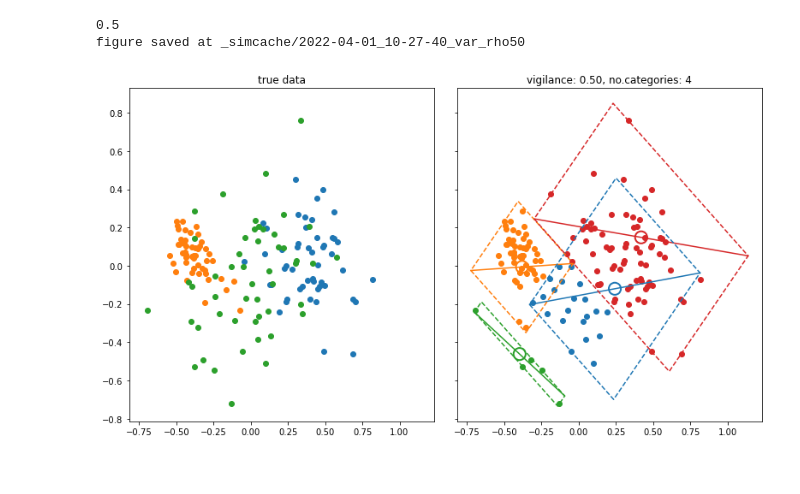
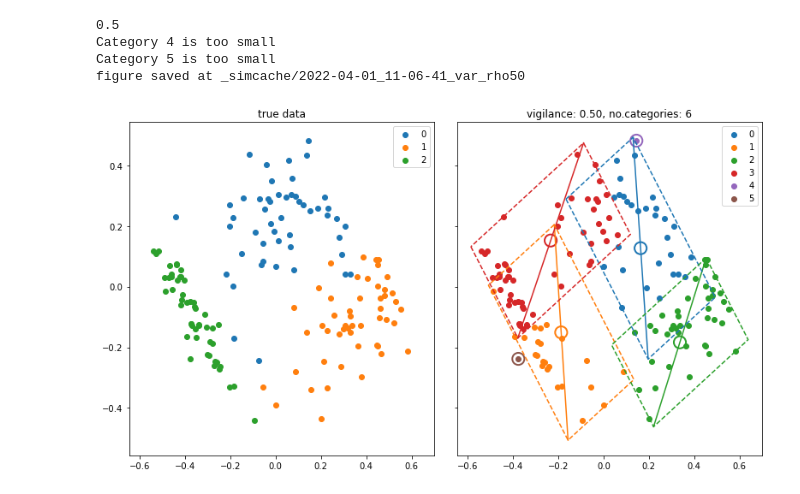
Before and after one commit to anish-lu-yihe/art, a Jupyter notebook: fuzzyART_var_rho.ipynb, the cells around one changed output. Drawn from its saved outputs; the diff is of its cells as text; code cells hidden in the pictures.

Commit message:
add load_data()

```diff
--- a/fuzzyART_var_rho.ipynb
+++ b/fuzzyART_var_rho.ipynb
@@ -32,0 +6,3 @@ Variance explained by first 2 principal components: [0.74801383 0.25198617]
+# %%
+data, label_true = load_data('gaussian2d') # iris
+pca_painter = PaintPCA(data)
@@ -46,32 +45,37 @@ for rho in [.5]:#ls_rho:
 
     axs[1].clear()
     # init
     net = FuzzyARTgai(alpha=0.5, rho=rho)
 
     # train
     net.train(data, epochs=100) # each epoch, all data is shuffled
     label_pred = net.test(data).astype(int)
 
     # plot
     # pred
     pca_painter.scatter(axs[1], label_pred, data)
 
     # bipole and centre
     pca_painter.tripole(axs[1], *net.getcat_bipole())
 
     # boundary
     axs[1].set_prop_cycle(None)
     pca_painter.boundary(axs[1], net.getcat_vertex())
 
     # info
     cat_number = net.w.shape[0]
     axs[1].set_title('vigilance: {:.2f}, no.categories: {}'.format(rho, cat_number))
 
     # save fig
     simname = 'var_rho{:d}'.format(int(rho*100))
     dirname = '_simcache'
     savefigure_datetime(fig, simname, dirname)
+
+for ax in axs:
+    ax.legend()
 # %% [output]
 0.5
-figure saved at _simcache/2022-04-01_10-27-40_var_rho50
+Category 4 is too small
+Category 5 is too small
+figure saved at _simcache/2022-04-01_11-06-41_var_rho50
-[figure, old version]
+[figure, new version]
```
Also changed, not shown: parts of 4 cells of this notebook, 2 other files.
